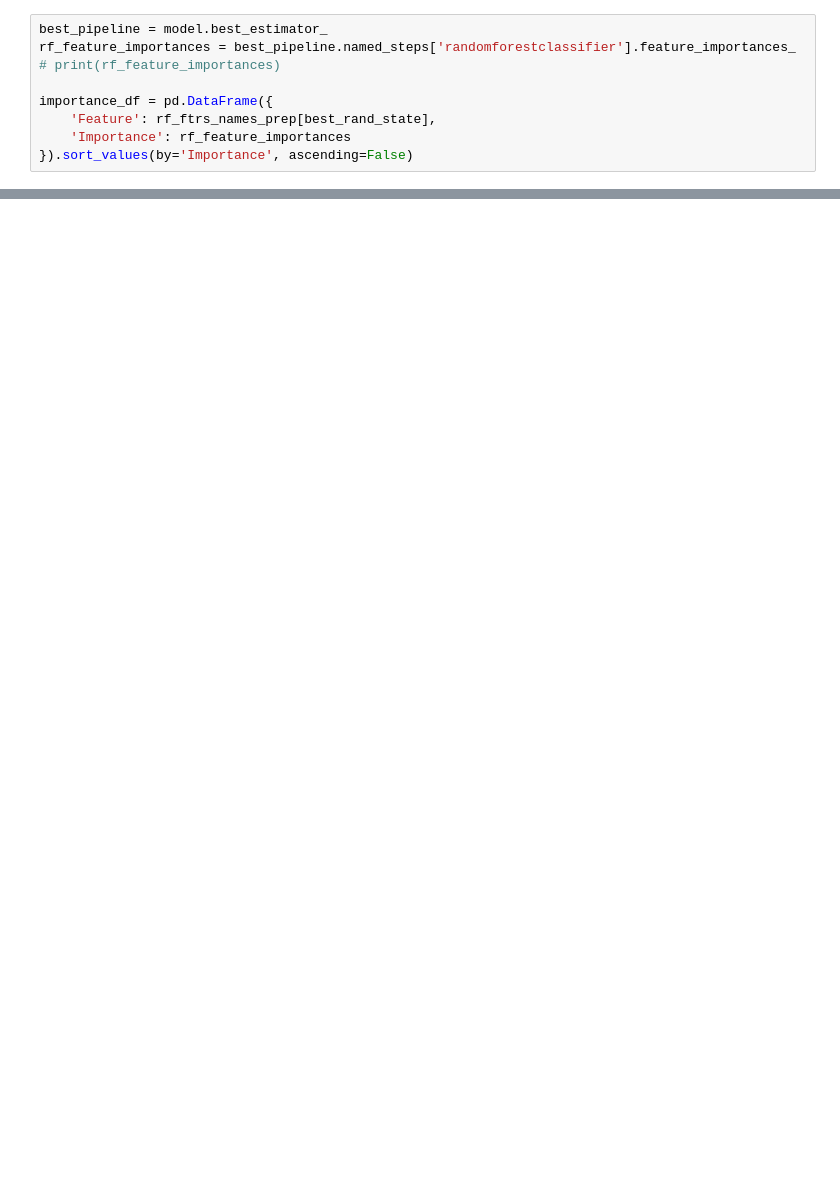
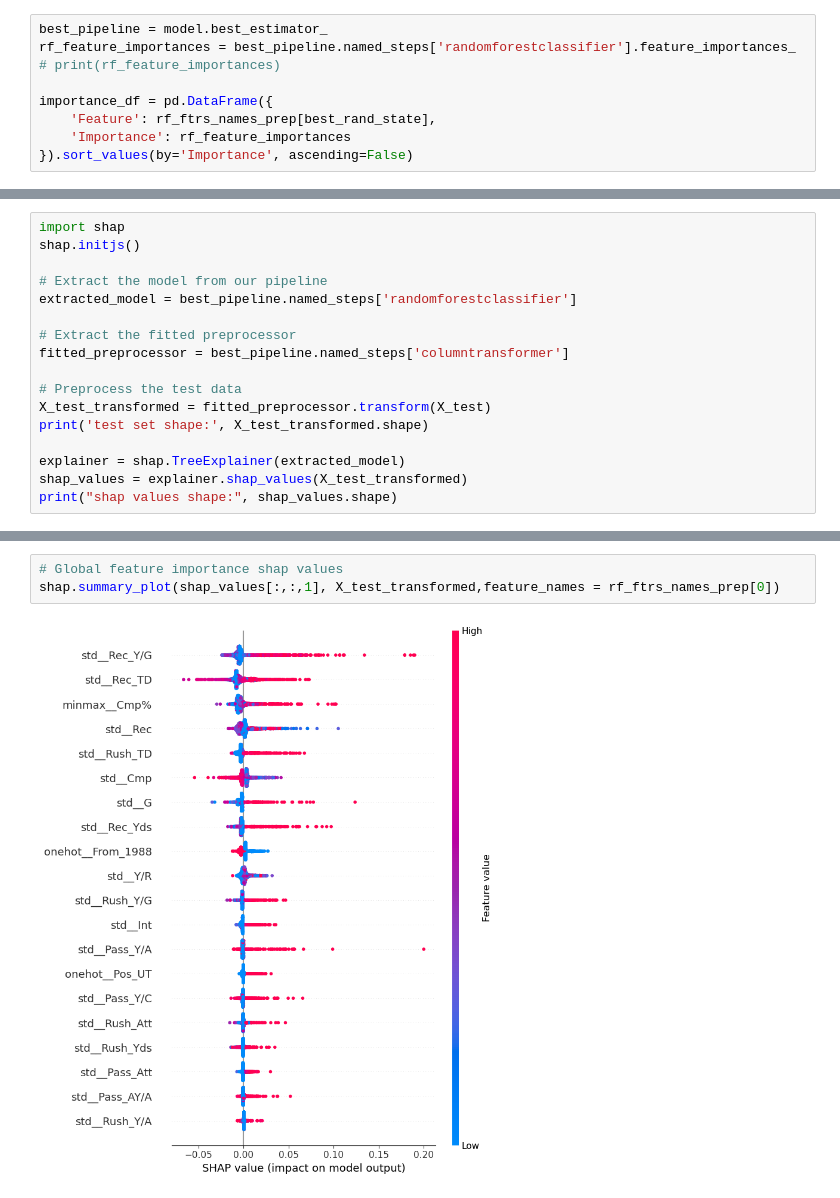
Before and after one commit to ckourkou/DATA-1030-Final-Project, a Jupyter notebook: Draft Round Project.ipynb, the cells around one changed output, grey strips where cells are left out. Saved outputs shown, nothing was run; the diff lists cells and outputs as text; blank space fills up the shorter version.

Commit message:
done with feature importance, got SHAP values too

```diff
--- a/Draft Round Project.ipynb
+++ b/Draft Round Project.ipynb
@@ -1372,0 +1369,17 @@ plt.show()
+# %%
+import shap
+shap.initjs()
+
+# Extract the model from our pipeline
+extracted_model = best_pipeline.named_steps['randomforestclassifier']
+
+# Extract the fitted preprocessor
+fitted_preprocessor = best_pipeline.named_steps['columntransformer']
+
+# Preprocess the test data
+X_test_transformed = fitted_preprocessor.transform(X_test)
+print('test set shape:', X_test_transformed.shape)
+
+explainer = shap.TreeExplainer(extracted_model)
+shap_values = explainer.shap_values(X_test_transformed)
+print("shap values shape:", shap_values.shape)
@@ -1372,0 +1390,5 @@ plt.show()
+# %%
+# Global feature importance shap values
+shap.summary_plot(shap_values[:,:,1], X_test_transformed,feature_names = rf_ftrs_names_prep[0])
+# %% [output]
+[figure, added]
```
Also changed, not shown: parts of 15 cells of this notebook, 1 other file.
